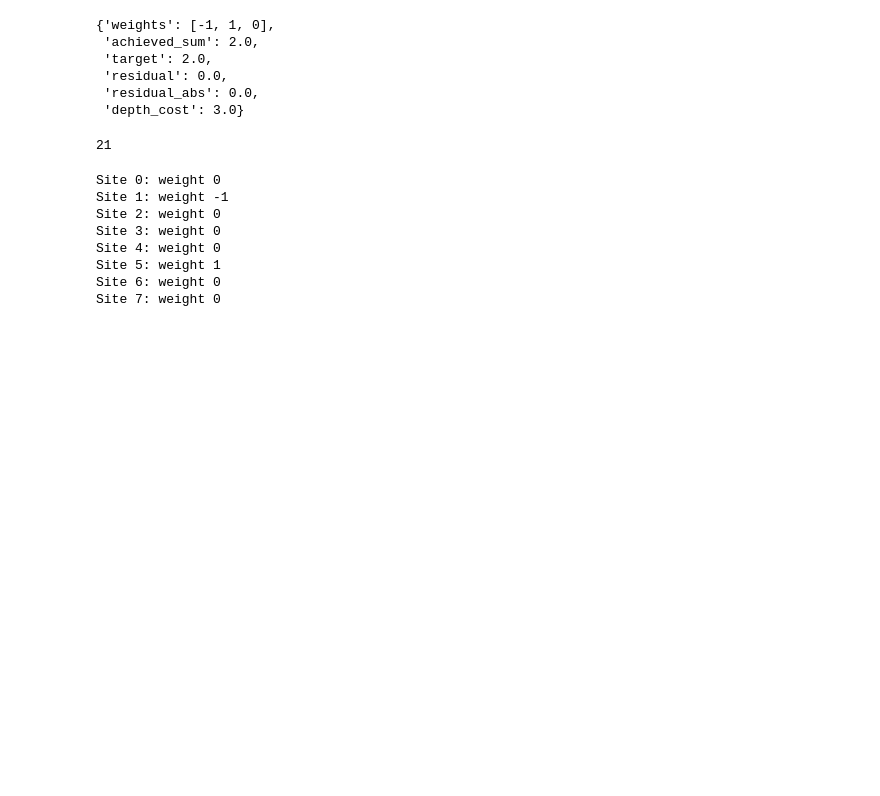
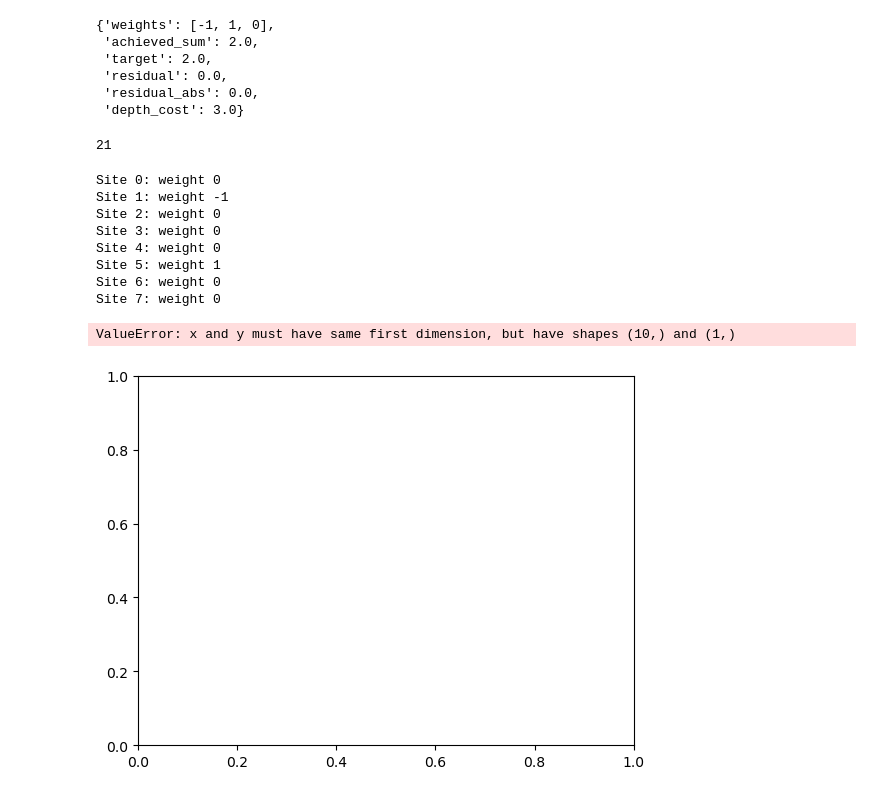
Before and after one commit to ThomasWarford/octopolar, a Jupyter notebook: oxide.ipynb, the cells around one changed output. Drawn from its saved outputs; the diff is of its cells as text; code cells hidden in the pictures; blank space fills up the shorter version.

```diff
--- a/oxide.ipynb
+++ b/oxide.ipynb
@@ -435,3 +435,32 @@ Site 4: weight 0
 Site 5: weight 1
 Site 6: weight 0
 Site 7: weight 0
+# %%
+from pymatgen.analysis.energy_models import EwaldElectrostaticModel
+from matplotlib import pyplot as plt
+
+vacuums = np.linspace(10, 10000, 10)
+log_v = [np.log(v) for v in vacuums]
+energies = []
+model = EwaldElectrostaticModel()
+
+
+
+for v in vacuums:
+    v=100
+    slab_gen_v = SlabGenerator(structure, [1,1,1], 50, min_vacuum_size=v, primitive=True)
+    slab_v = slab_gen_v.get_slab()
+    slab_v.add_oxidation_state_by_guess()
+    # print(slab_v.lattice.abc)
+    E = model.get_energy(slab_v)
+    energies.append(E)
+    break
+
+# energies = np.array(energies) - energies[-1]  # normalize to the largest vacuum energy
+log_minus_energies = np.log(energies)
+
+plt.plot(vacuums, energies)
+# plt.plot(log_v, log_minus_energies)
+# %% [output]
+ValueError: x and y must have same first dimension, but have shapes (10,) and (1,)
+[figure, added]
```
Also changed, not shown: parts of 1 cell of this notebook.
